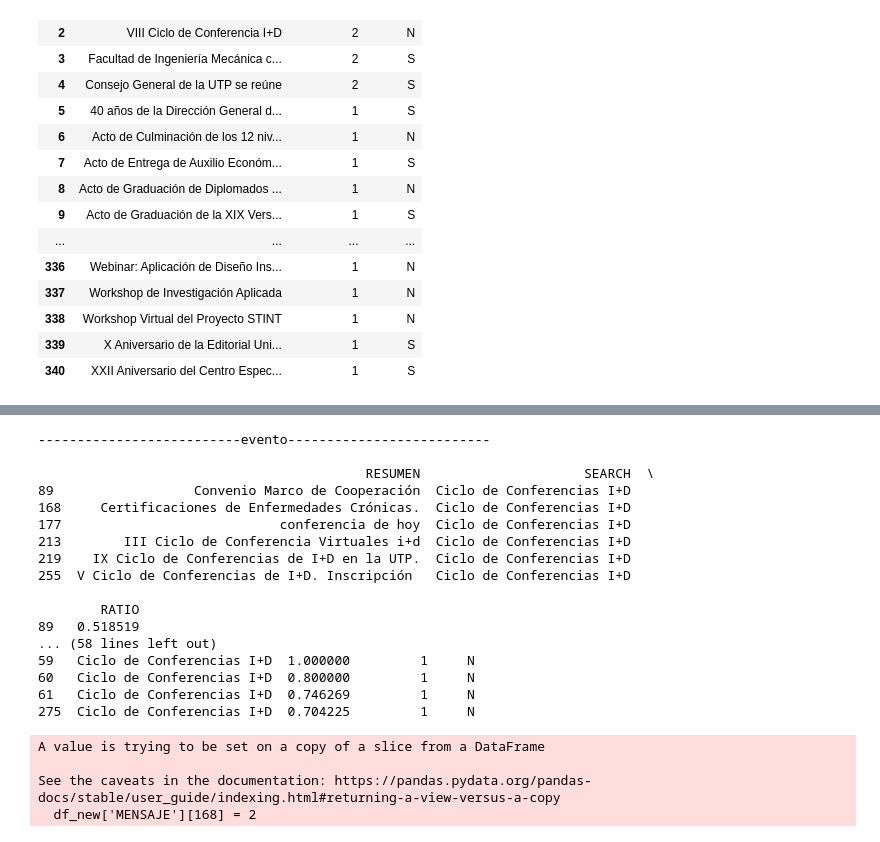
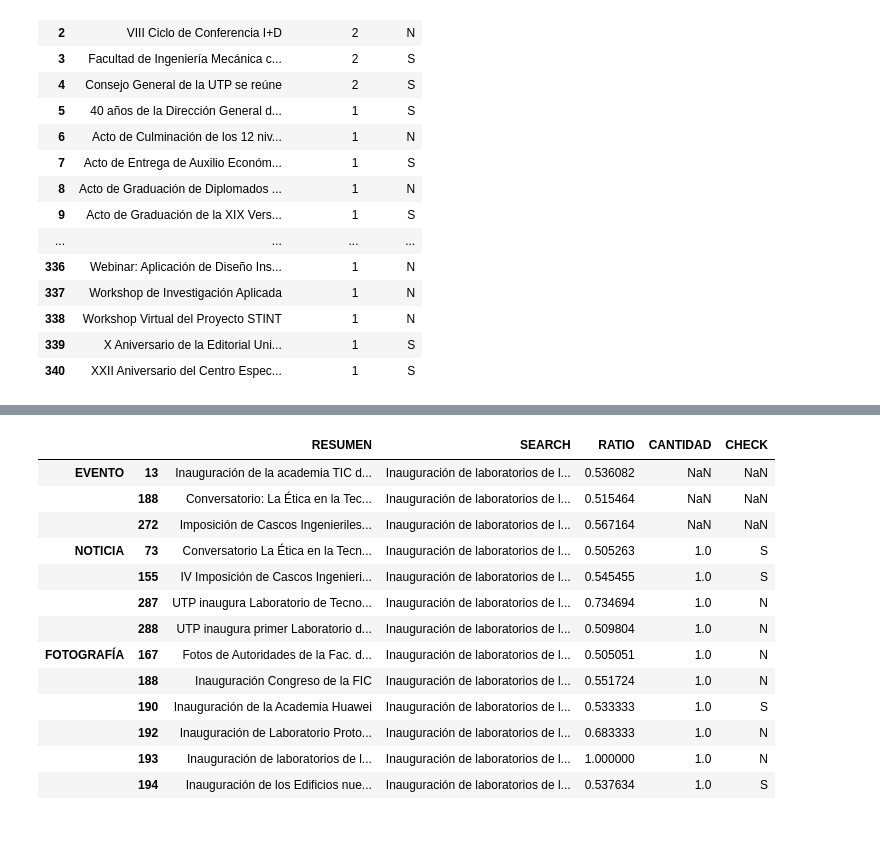
Before and after one commit to Susanelizabetth/manipulateDATA, a Jupyter notebook: DNotebook.ipynb, the cells around one changed output, grey strips where cells are left out. Cells and saved outputs as stored; diff of their text form; code cells hidden in the pictures.

Commit message:
process data

```diff
--- a/DNotebook.ipynb
+++ b/DNotebook.ipynb
@@ -339,45 +343,29 @@ def SearchFunc(text, data, column ):
     df_search = df_search.loc[df_search['RATIO']> 0.5]
     return(df_search)
 # %%
-text = 'Ciclo de Conferencias I+D'
+text = 'Inauguración de laboratorios de la FIM de Tecnología 4.0'
 result = SearchFunc(text, df_new, 'EVENTO')
-print('--------------------------evento--------------------------\n')
-print(result)
+result1 = SearchFunc(text, df_mensaje, 'MENSAJE')
+result2 = SearchFunc(text, df_noticia, 'NOTICIA')
+result3 = SearchFunc(text, df_foto, 'FOTOGRAFÍA')
 
-result1 = SearchFunc(text, df_mensaje, 'MENSAJE')
-print('--------------------------mensaje--------------------------\n')
-print(result1)
-
-result2 = SearchFunc(text, df_noticia, 'NOTICIA')
-print('--------------------------noticia--------------------------\n')
-print(result2)
-
-result3 = SearchFunc(text, df_foto, 'FOTOGRAFÍA')
-print('--------------------------fotografía--------------------------\n')
-print(result3)
+res = pd.concat([result, result1, result2, result3], keys=['EVENTO','MENSAJE', 'NOTICIA', 'FOTOGRAFÍA'])
+res
 # %% [output]
---------------------------evento--------------------------
-
-                                          RESUMEN                     SEARCH  \
-89                  Convenio Marco de Cooperación  Ciclo de Conferencias I+D
-168     Certificaciones de Enfermedades Crónicas.  Ciclo de Conferencias I+D
-177                            conferencia de hoy  Ciclo de Conferencias I+D
-213        III Ciclo de Conferencia Virtuales i+d  Ciclo de Conferencias I+D
-219    IX Ciclo de Conferencias de I+D en la UTP.  Ciclo de Conferencias I+D
-255  V Ciclo de Conferencias de I+D. Inscripción   Ciclo de Conferencias I+D
-
-        RATIO
-89   0.518519
-... (58 lines left out)
-59   Ciclo de Conferencias I+D  1.000000         1     N
-60   Ciclo de Conferencias I+D  0.800000         1     N
-61   Ciclo de Conferencias I+D  0.746269         1     N
-275  Ciclo de Conferencias I+D  0.704225         1     N
+|  |  | RESUMEN | SEARCH | RATIO | CANTIDAD | CHECK |
+| EVENTO | 13 | Inauguración de la academia TIC d... | Inauguración de laboratorios de l... | 0.536082 | NaN | NaN |
+|  | 188 | Conversatorio: La Ética en la Tec... | Inauguración de laboratorios de l... | 0.515464 | NaN | NaN |
+|  | 272 | Imposición de Cascos Ingenieriles... | Inauguración de laboratorios de l... | 0.567164 | NaN | NaN |
+| NOTICIA | 73 | Conversatorio La Ética en la Tecn... | Inauguración de laboratorios de l... | 0.505263 | 1.0 | S |
+|  | 155 | IV Imposición de Cascos Ingenieri... | Inauguración de laboratorios de l... | 0.545455 | 1.0 | S |
+|  | 287 | UTP inaugura Laboratorio de Tecno... | Inauguración de laboratorios de l... | 0.734694 | 1.0 | N |
+|  | 288 | UTP inaugura primer Laboratorio d... | Inauguración de laboratorios de l... | 0.509804 | 1.0 | N |
+| FOTOGRAFÍA | 167 | Fotos de Autoridades de la Fac. d... | Inauguración de laboratorios de l... | 0.505051 | 1.0 | N |
+|  | 188 | Inauguración Congreso de la FIC | Inauguración de laboratorios de l... | 0.551724 | 1.0 | N |
+|  | 190 | Inauguración de la Academia Huawei | Inauguración de laboratorios de l... | 0.533333 | 1.0 | S |
+|  | 192 | Inauguración de Laboratorio Proto... | Inauguración de laboratorios de l... | 0.683333 | 1.0 | N |
+|  | 193 | Inauguración de laboratorios de l... | Inauguración de laboratorios de l... | 1.000000 | 1.0 | N |
+|  | 194 | Inauguración de los Edificios nue... | Inauguración de laboratorios de l... | 0.537634 | 1.0 | S |
 # %%
-df_new['MENSAJE'][168] = 2
+#df_new['FOTOS'][277] = 1
-# %% [output]
-A value is trying to be set on a copy of a slice from a DataFrame
-
-See the caveats in the documentation: https://pandas.pydata.org/pandas-docs/stable/user_guide/indexing.html#returning-a-view-versus-a-copy
-  df_new['MENSAJE'][168] = 2
 # %%
```
Also changed, not shown: parts of 9 cells of this notebook.
